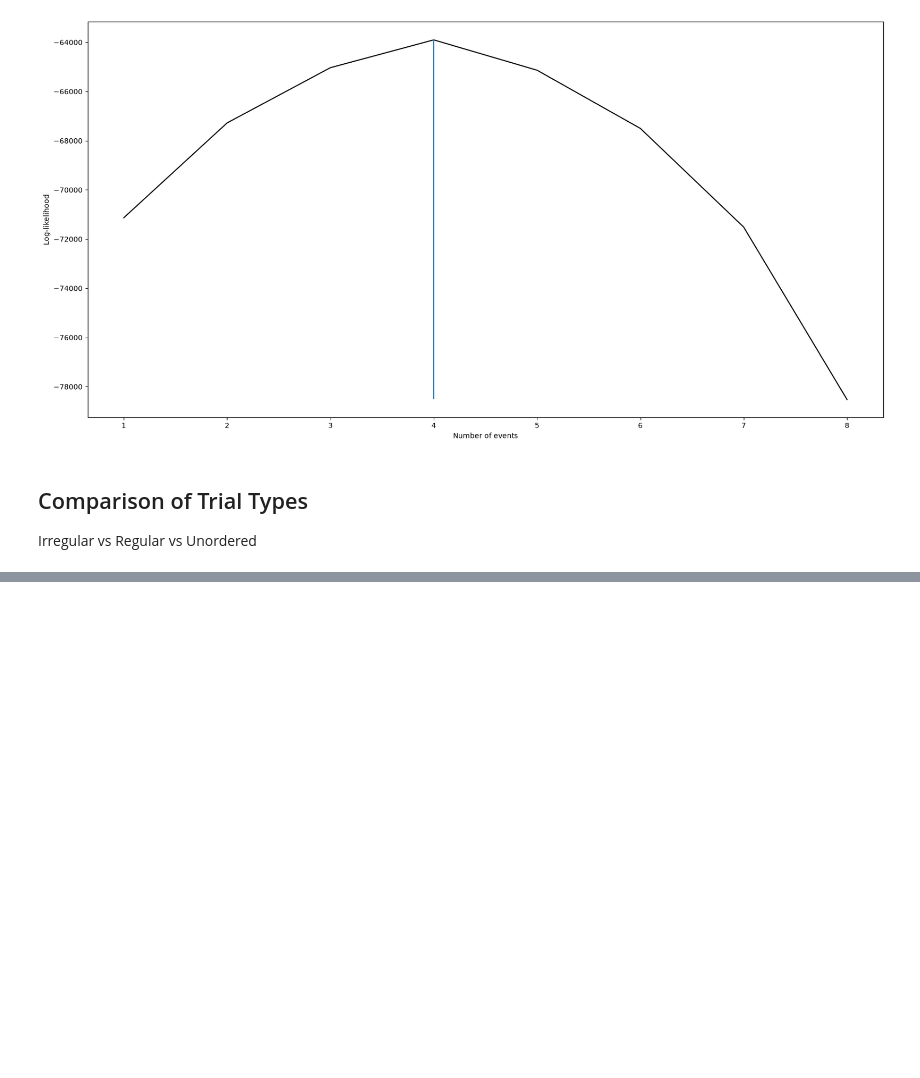
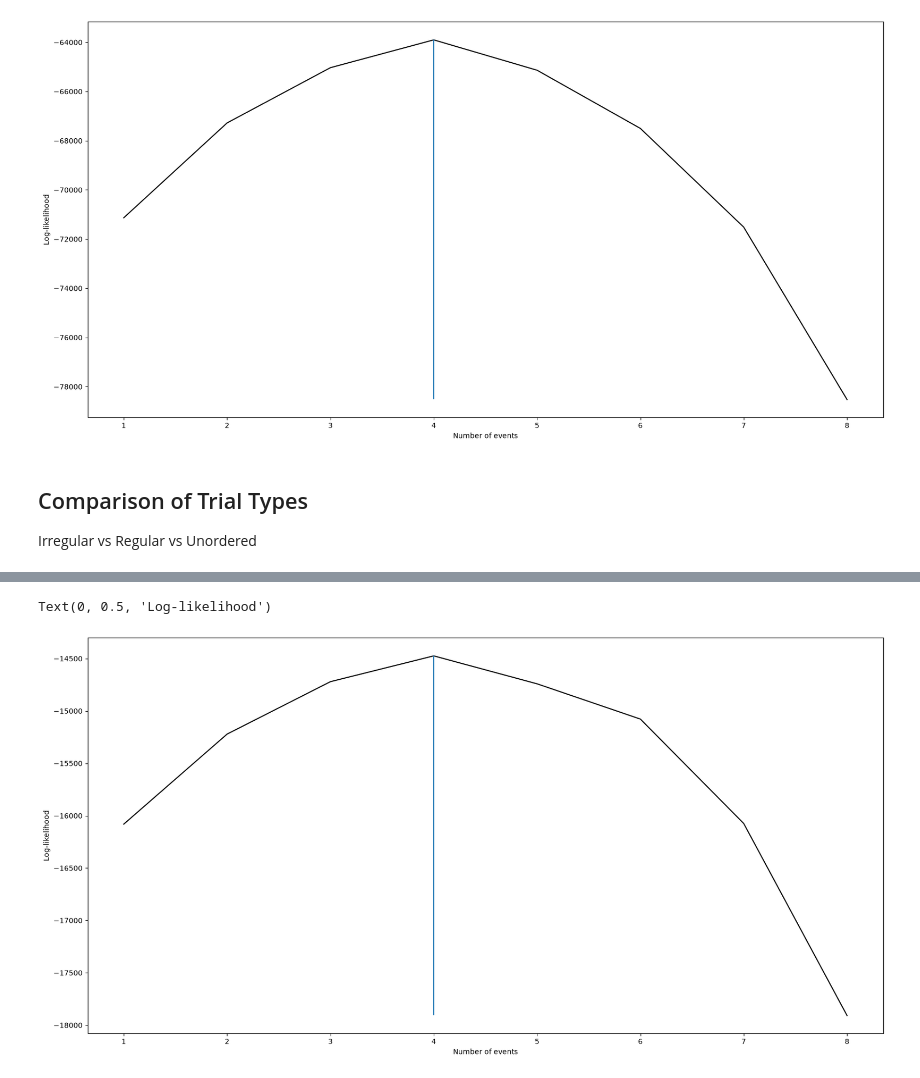
Before and after one commit to charlielacker/CONUMECH_OrderVerification, a Jupyter notebook: HMP_order.ipynb, the cells around one changed output, grey strips where cells are left out. Drawn from its saved outputs; the diff is of its cells as text; code cells hidden in the pictures; blank space fills up the shorter version.

```diff
--- a/HMP_order.ipynb
+++ b/HMP_order.ipynb
@@ -389,0 +439,20 @@ Irregular vs Regular vs Unordered
+# %%
+# eliminative model for trial types
+
+# Define pattern data for each subset
+pattern_data_irreg = hmp.patterndata.PatternData.from_basedata(base_data_irreg, pattern=pattern)
+pattern_data_reg = hmp.patterndata.PatternData.from_basedata(base_data_reg, pattern=pattern)
+
+# Define model
+elim_model = hmp.models.EliminativeMethod(pattern=pattern)
+
+# Fit a model for each condition
+loglike_elim_irreg, estimates_elim_irreg = elim_model.fit_transform(pattern_data_irreg, cpus=CPUS)
+loglike_elim_reg, estimates_elim_reg = elim_model.fit_transform(pattern_data_reg, cpus=CPUS)
+
+#Plot each model
+hmp.visu.plot_model(epoch_data, estimates_elim_irreg, info)
+plt.show()
+
+hmp.visu.plot_model(epoch_data, estimates_elim_reg, info)
+plt.show()
@@ -389,0 +479,13 @@ Irregular vs Regular vs Unordered
+# %%
+# PLot log likelihood for Irregular
+
+n_events = 4
+
+n_events_backward = [elim_model.submodels[i].n_events for i in elim_model.submodels]
+plt.plot(n_events_backward, loglike_elim_irreg, 'k')
+plt.vlines(n_events, np.min(loglike_elim_irreg), np.max(loglike_elim_irreg))
+plt.xlabel('Number of events')
+plt.ylabel('Log-likelihood')
+# %% [output]
+Text(0, 0.5, 'Log-likelihood')
+[figure, added]
```
Also changed, not shown: parts of 13 cells of this notebook.
